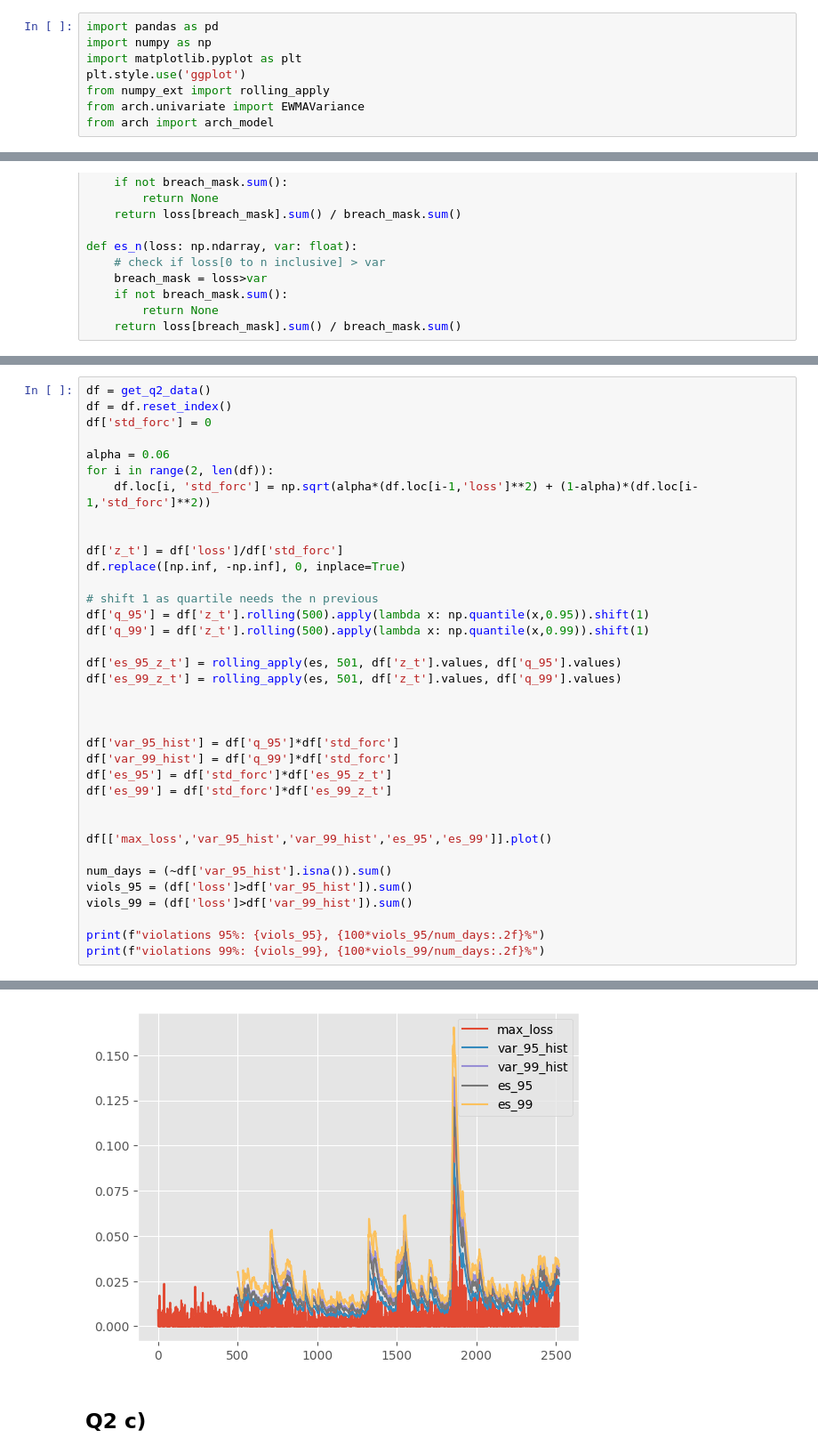
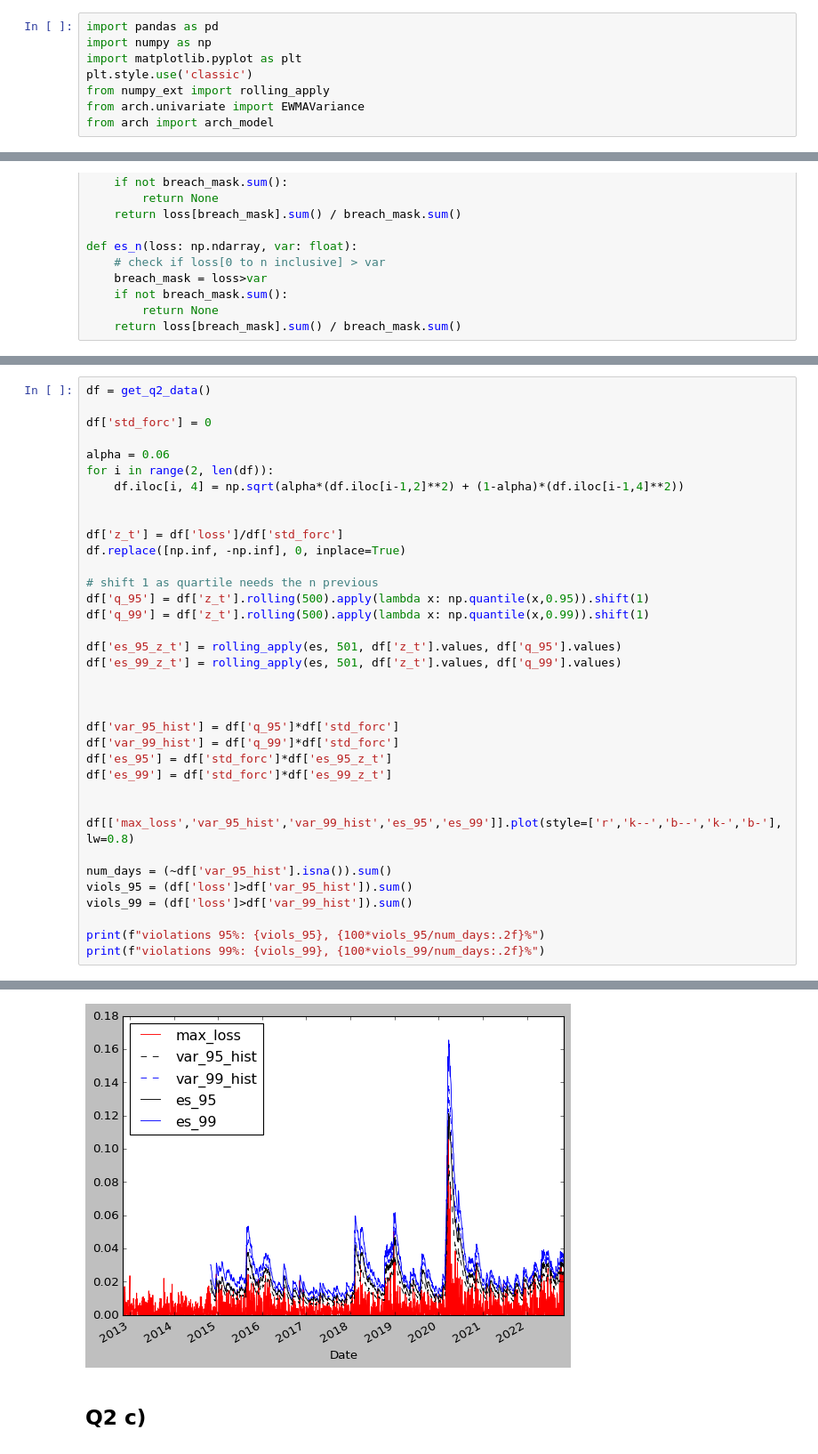
Before and after one commit to georgec123/qrm, a Jupyter notebook: q2.ipynb, the cells around one changed output, grey strips where cells are left out. Shown at 89% size. Cells and saved outputs as stored; diff of their text form.

```diff
--- a/q2.ipynb
+++ b/q2.ipynb
@@ -2,7 +2,7 @@
 import pandas as pd
 import numpy as np
 import matplotlib.pyplot as plt
-plt.style.use('ggplot')
+plt.style.use('classic')
 from numpy_ext import rolling_apply
 from arch.univariate import EWMAVariance
 from arch import arch_model
@@ -34,43 +59,43 @@ def es_n(loss: np.ndarray, var: float):
 # %%
 df = get_q2_data()
-df = df.reset_index()
+
 df['std_forc'] = 0
 
 alpha = 0.06
 for i in range(2, len(df)):
-    df.loc[i, 'std_forc'] = np.sqrt(alpha*(df.loc[i-1,'loss']**2) + (1-alpha)*(df.loc[i-1,'std_forc']**2))
+    df.iloc[i, 4] = np.sqrt(alpha*(df.iloc[i-1,2]**2) + (1-alpha)*(df.iloc[i-1,4]**2))
 
 
 df['z_t'] = df['loss']/df['std_forc']
 df.replace([np.inf, -np.inf], 0, inplace=True)
 
 # shift 1 as quartile needs the n previous
 df['q_95'] = df['z_t'].rolling(500).apply(lambda x: np.quantile(x,0.95)).shift(1)
 df['q_99'] = df['z_t'].rolling(500).apply(lambda x: np.quantile(x,0.99)).shift(1)
 
 df['es_95_z_t'] = rolling_apply(es, 501, df['z_t'].values, df['q_95'].values)
 df['es_99_z_t'] = rolling_apply(es, 501, df['z_t'].values, df['q_99'].values)
 
 
 
 df['var_95_hist'] = df['q_95']*df['std_forc']
 df['var_99_hist'] = df['q_99']*df['std_forc']
 df['es_95'] = df['std_forc']*df['es_95_z_t']
 df['es_99'] = df['std_forc']*df['es_99_z_t']
 
 
-df[['max_loss','var_95_hist','var_99_hist','es_95','es_99']].plot()
+df[['max_loss','var_95_hist','var_99_hist','es_95','es_99']].plot(style=['r','k--','b--','k-','b-'], lw=0.8)
 
 num_days = (~df['var_95_hist'].isna()).sum()
 viols_95 = (df['loss']>df['var_95_hist']).sum()
 viols_99 = (df['loss']>df['var_99_hist']).sum()
 
 print(f"violations 95%: {viols_95}, {100*viols_95/num_days:.2f}%")
 print(f"violations 99%: {viols_99}, {100*viols_99/num_days:.2f}%")
 # %% [output]
 violations 95%: 102, 5.05%
 violations 99%: 24, 1.19%
-[figure, old version]
+[figure, new version]
 # %% [markdown]
 ## Q2 c)
 # %%
```
Also changed, not shown: parts of 4 cells of this notebook.
